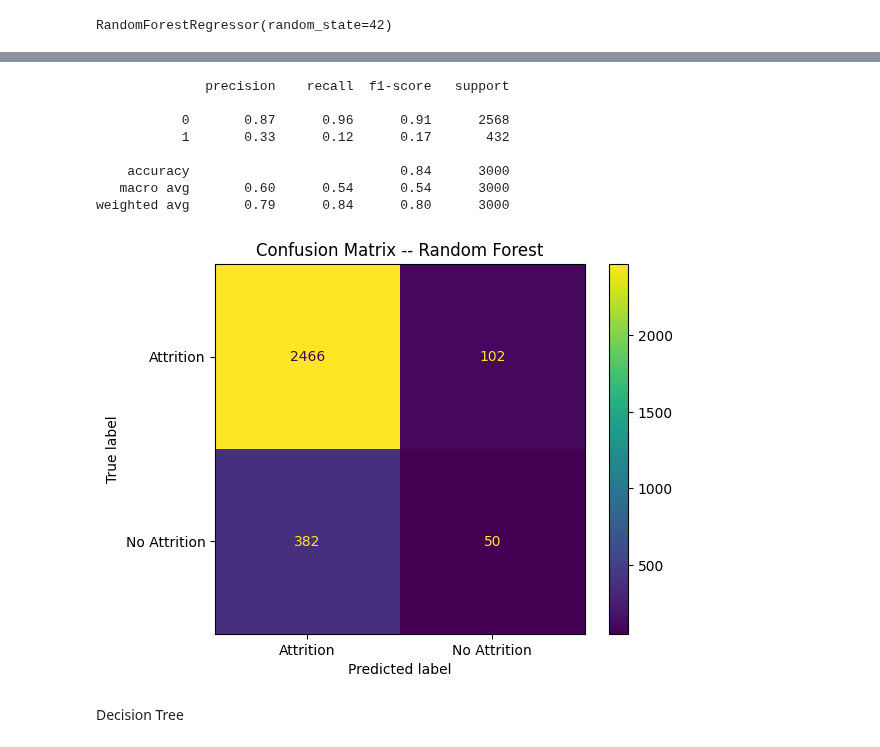
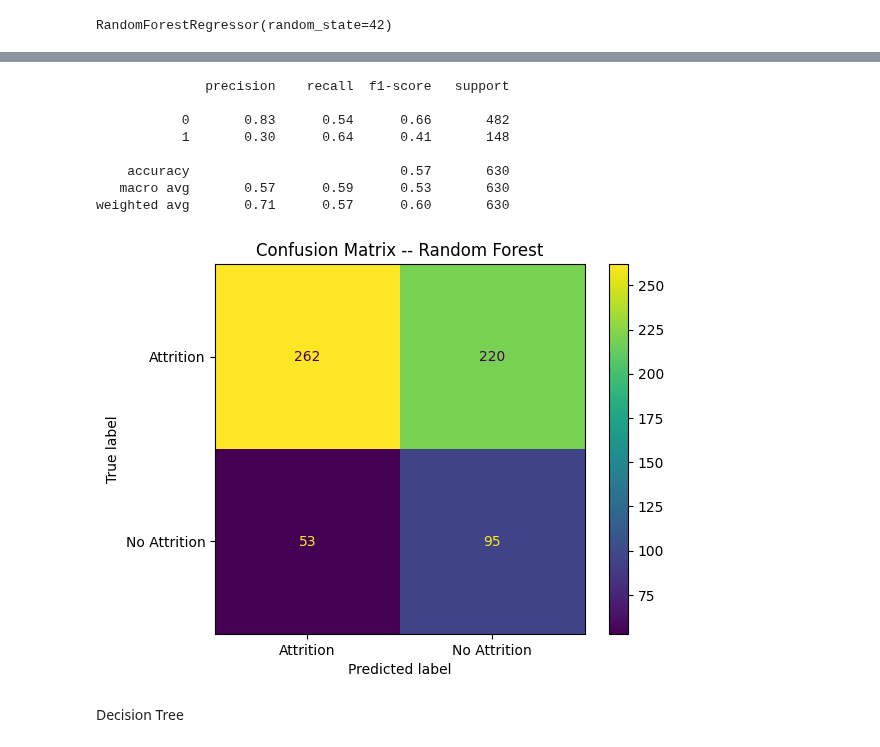
Before and after one commit to mn42899/schulich_data_science, a Jupyter notebook: final_prep3.ipynb, the cells around one changed output, grey strips where cells are left out. Drawn from its saved outputs; the diff is of its cells as text; code cells hidden in the pictures.

```diff
--- a/final_prep3.ipynb
+++ b/final_prep3.ipynb
@@ -282,0 +286,3 @@ df.head()
+# %%
+df['Years per Promotion'] = df['Years at Company'].fillna(0) / df['Number of Promotions'].fillna(0)
+df['Years per Promotion']
@@ -282,0 +302,10 @@ df.head()
+# %%
+# Work Score
+df['Income_Score'] = pd.qcut(df['Annual Income'], 4, labels=[1, 2, 3, 4])
+df['Performance_Score'] = pd.qcut(df['Performance Rating'], 4, labels=[1, 2, 3, 4])
+df['Job_Satisfaction_Score'] = pd.qcut(df['Job Satisfaction'], 4, labels=[1, 2, 3, 4])
+df['Last_Raise_Score'] = pd.qcut(df['Last Raise Percentage'], 4, labels=[1, 2, 3, 4])
+df['Promotion_Score'] = pd.qcut(df['Number of Promotions'], 4, labels=[1, 2, 3, 4])
+# Work Score
+df['Work_Score'] = df['Last_Raise_Score'].astype(int) + df['Promotion_Score'].astype(int) + df['Income_Score'].astype(int) + df['Performance_Score'].astype(int) + df['Job_Satisfaction_Score'].astype(int)
+df.head()
@@ -283,2 +364,6 @@ df.head()
 # %% [markdown]
 Model Building
+# %%
+# Creating the new dataset under specific conditions
+attrition_df = df[(df['Distance from Office'] >= 26) & (df['Performance Rating'] < 3)]
+attrition_df.head()
@@ -303,3 +443,8 @@ y = df['binary_output']
+# %%
+X = attrition_df[['Distance from Office','Annual Income', 'Gender_Categorical', 'Age',
+        'Dpt_Categorical', 'Last Raise Percentage', 'Role_Categorical', 'Years at Company',
+        'Number of Promotions', 'Performance Rating', 'Job Satisfaction','Work_Score']]
+y = attrition_df['binary_output']
 # %%
 # reserve 30% for testing
 X_train, X_test, y_train, y_test = train_test_split(X,y, test_size=0.3, random_state=42)
@@ -478,26 +741,26 @@ array([0.07, 0.28, 0.27, ..., 0.17, 0.21, 0.14])
 # %%
 # Convert predictions to binary by applying a threshold
-threshold_RFR = 0.4
+threshold_RFR = 0.2
 y_pred_binary_RFR = (y_pred_RFR > threshold_RFR).astype(int)
 
 
 #  RandomForestRegressor Scores
 print(classification_report(y_test_RFR, y_pred_binary_RFR))
 
 # Confusion Matrix for Random Forest
 ConfusionMatrixDisplay.from_predictions(y_test_RFR, y_pred_binary_RFR, display_labels=['Attrition', 'No Attrition'])
 plt.title('Confusion Matrix -- Random Forest')
 plt.show()
 # %% [output]
               precision    recall  f1-score   support
 
-           0       0.87      0.96      0.91      2568
-           1       0.33      0.12      0.17       432
+           0       0.83      0.54      0.66       482
+           1       0.30      0.64      0.41       148
 
-    accuracy                           0.84      3000
-   macro avg       0.60      0.54      0.54      3000
-weighted avg       0.79      0.84      0.80      3000
+    accuracy                           0.57       630
+   macro avg       0.57      0.59      0.53       630
+weighted avg       0.71      0.57      0.60       630
-[figure, old version]
+[figure, new version]
 # %% [markdown]
 Decision Tree
 # %%
```
Also changed, not shown: parts of 39 cells of this notebook, 1 other file.
